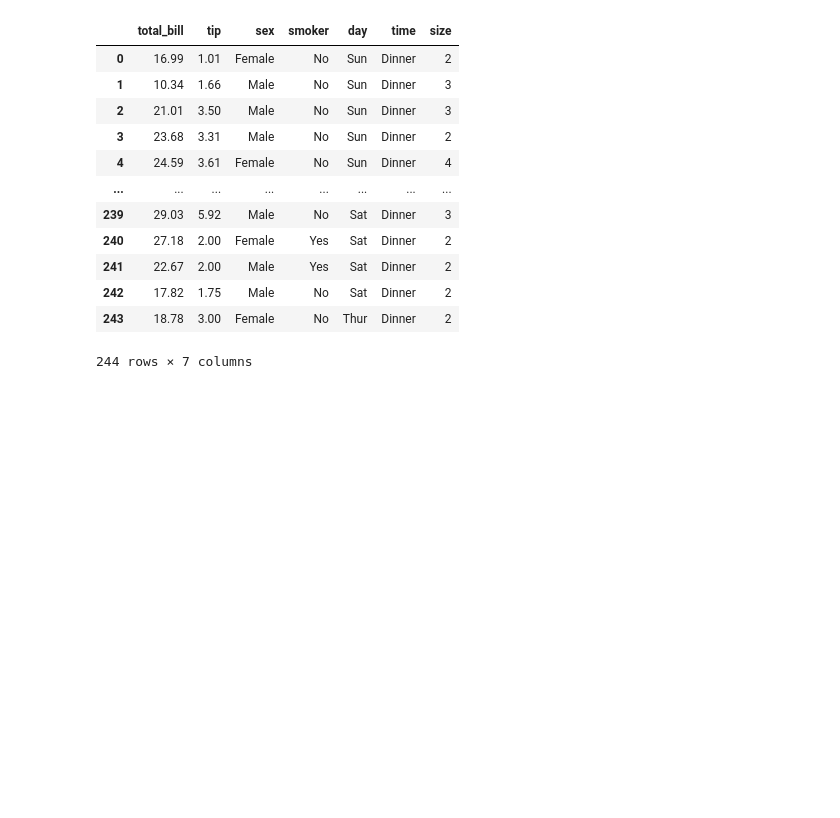
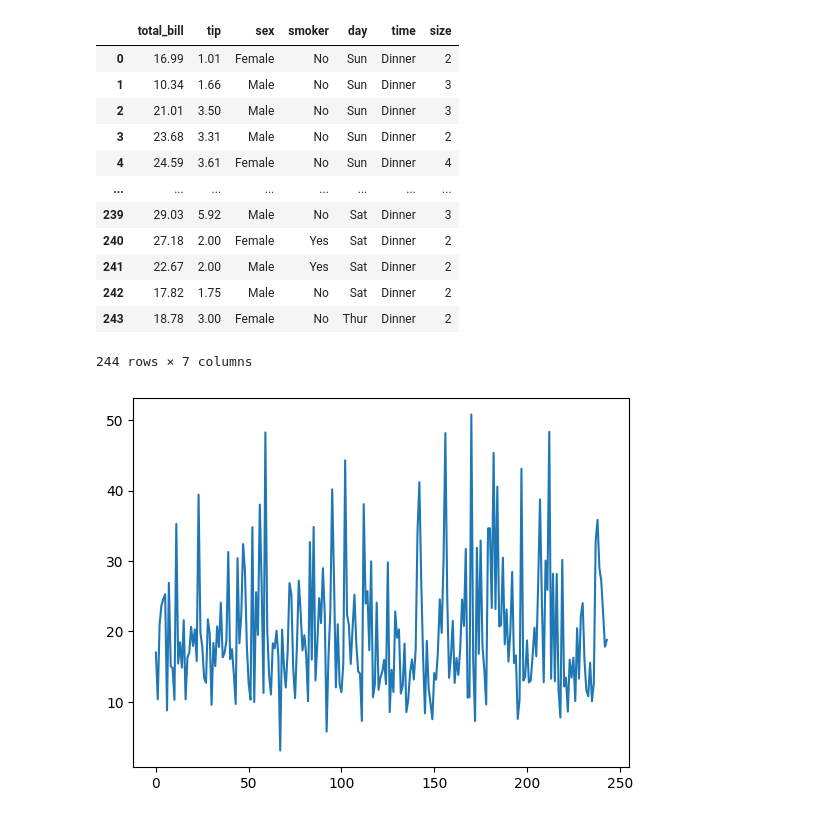
Before and after one commit to priyashekhawat/SITP-12-Th-may-, a Jupyter notebook: Seaborn/basicsea.ipynb, the cells around one changed output. Cells and saved outputs as stored; diff of their text form; code cells hidden in the pictures; blank space fills up the shorter version.

```diff
--- a/Seaborn/basicsea.ipynb
+++ b/Seaborn/basicsea.ipynb
@@ -91,3 +91,8 @@ data
 | 242 | 17.82 | 1.75 | Male | No | Sat | Dinner | 2 |
 | 243 | 18.78 | 3.00 | Female | No | Thur | Dinner | 2 |
 244 rows × 7 columns
+# %%
+plt.plot(data['total_bill'])
+plt.show()
+# %% [output]
+[figure, added]
```
Also changed, not shown: parts of 21 cells of this notebook.
